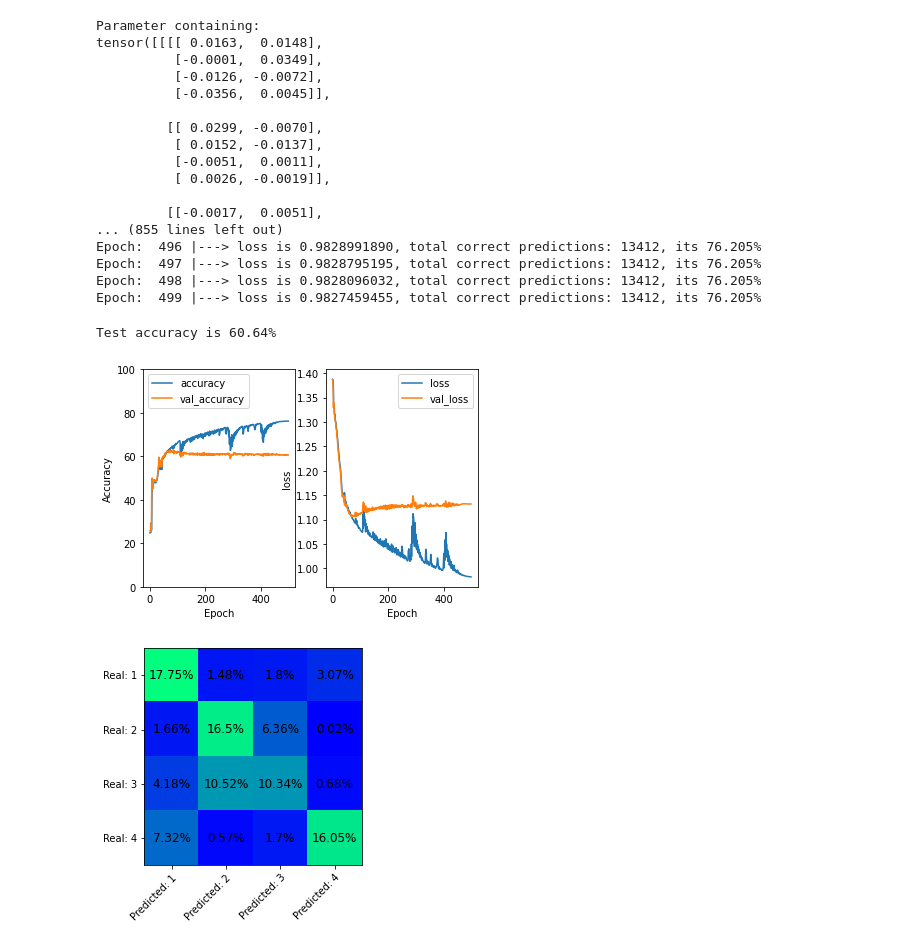
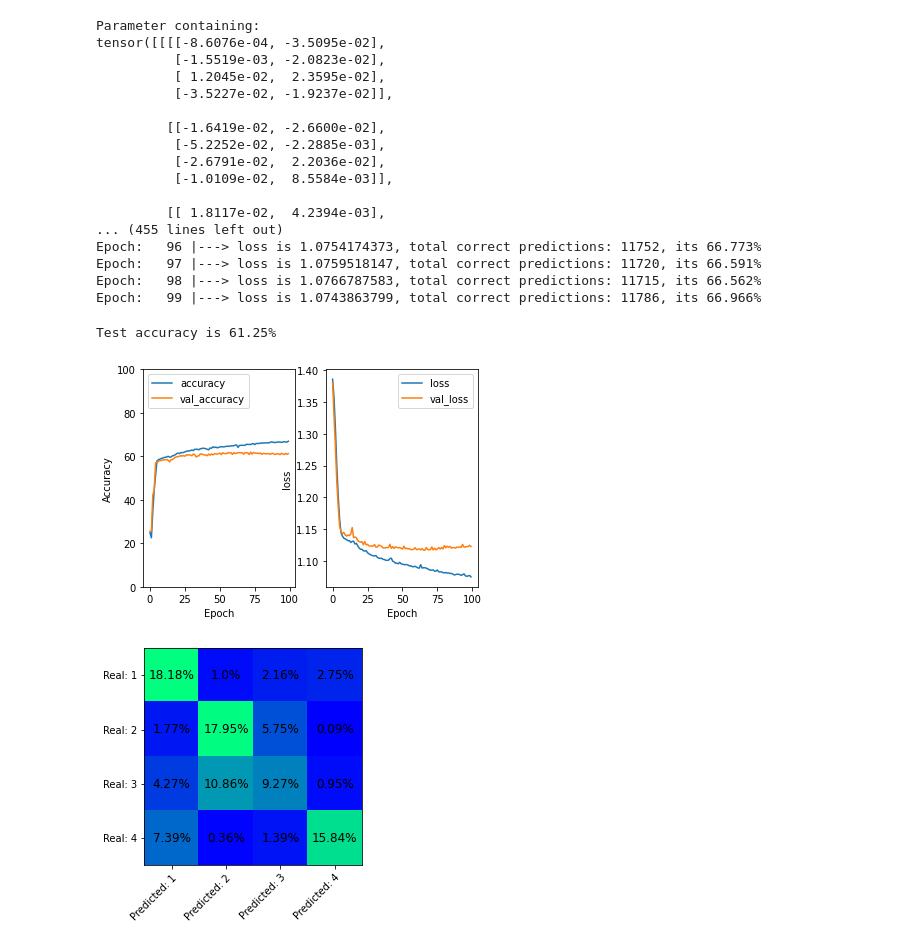
Before and after one commit to NeuTron1943/MicrochannelNN, a Jupyter notebook: Experiments.ipynb, the cells around one changed output. Drawn from its saved outputs; the diff is of its cells as text; code cells hidden in the pictures.

Commit message:
Figured out how to use batches. Added manual setting of rings width. Performed some tests with different batch sizes.

```diff
--- a/Experiments.ipynb
+++ b/Experiments.ipynb
@@ -186,7 +186,7 @@ class Network(nn.Module):
 net = Network()
 print(net.out.weight)
 optimizer = optim.Adam(net.parameters(), lr=0.01)
-number_of_epoches = 500
+number_of_epoches = 200
 loss_weights = torch.tensor([1.,1.,1.,1.])
 
 
@@ -366,8 +442,15 @@ class NetworkConv(nn.Module):
 # %%
+batch_size = 800
+
+trainDS = DatasetForConv(train_labels_c, train_features_c)
+testDS = DatasetForConv(test_labels_c, test_features_c)
+train_dataloader = torch.utils.data.DataLoader(trainDS, batch_size=batch_size, shuffle=True)
+test_dataloader = torch.utils.data.DataLoader(testDS, batch_size=len(testDS))
+
 net_c = NetworkConv()
 print(net_c.conv1.weight)
-optimizer_c = optim.Adam(net_c.parameters(), lr=0.01, weight_decay=0.0001)
-number_of_epoches_c = 500
+optimizer_c = optim.Adam(net_c.parameters(), lr=0.001, weight_decay=0.0001)
+number_of_epoches_c = 100
 # Here define weights for loss contribution of segments
 loss_weights_c = torch.tensor([1.,1.,1.,1.])
 
@@ -378,18 +461,27 @@ total_val_accuracy_c = []
 
 # Learning process
 for epoch in range(number_of_epoches_c):
-    predicted_c = net_c(train_features_c)
-    loss_c = F.cross_entropy(predicted_c, train_labels_c, loss_weights_c)
-    optimizer_c.zero_grad()
-    loss_c.backward()
-    optimizer_c.step()
+    total_correct_c = 0
+    t_loss = 0.0
+    for batch in train_dataloader:
+        batch_labels = batch['label']
+        batch_features = batch['feature']
 
-    total_correct_c = get_correct_predictions(predicted_c, train_labels_c)
+
+        predicted_c = net_c(batch_features)
+        loss_c = F.cross_entropy(predicted_c, batch_labels, loss_weights_c)
+        optimizer_c.zero_grad()
+        loss_c.backward()
+        optimizer_c.step()
+        t_loss += (loss_c.item() * batch_size / len(trainDS))
+        total_correct_c += get_correct_predictions(predicted_c, batch_labels)
+
+    # total_correct_c = get_correct_predictions(predicted_c, train_labels_c)
     print("Epoch: {:4d} |---> loss is {:4.10f}, total correct predictions: {:5d}, its {:.3f}%"
-      .format(epoch, loss_c.item(), total_correct_c, total_correct_c*100/train_features_c.shape[0]))
+      .format(epoch, t_loss, total_correct_c, total_correct_c*100/train_features_c.shape[0]))
 
     with torch.no_grad():  # record loss and accuracy info for plots
-        total_loss_c.append(loss_c.item())
+        total_loss_c.append(t_loss)
         total_accuracy_c.append(total_correct_c*100/train_features_c.shape[0])
 
         test_preds_c = net_c(test_features_c)
@@ -397,22 +489,22 @@ for epoch in range(number_of_epoches_c):
         total_val_accuracy_c.append(get_correct_predictions(test_preds_c, test_labels_c)*100/test_features_c.shape[0])
 # %% [output]
 Parameter containing:
-tensor([[[[ 0.0163,  0.0148],
-          [-0.0001,  0.0349],
-          [-0.0126, -0.0072],
-          [-0.0356,  0.0045]],
+tensor([[[[-8.6076e-04, -3.5095e-02],
+          [-1.5519e-03, -2.0823e-02],
+          [ 1.2045e-02,  2.3595e-02],
+          [-3.5227e-02, -1.9237e-02]],
 
-         [[ 0.0299, -0.0070],
-          [ 0.0152, -0.0137],
-          [-0.0051,  0.0011],
-          [ 0.0026, -0.0019]],
+         [[-1.6419e-02, -2.6600e-02],
+          [-5.2252e-02, -2.2885e-03],
+          [-2.6791e-02,  2.2036e-02],
+          [-1.0109e-02,  8.5584e-03]],
 
-         [[-0.0017,  0.0051],
-... (855 lines left out)
-Epoch:  496 |---> loss is 0.9828991890, total correct predictions: 13412, its 76.205%
-Epoch:  497 |---> loss is 0.9828795195, total correct predictions: 13412, its 76.205%
-Epoch:  498 |---> loss is 0.9828096032, total correct predictions: 13412, its 76.205%
-Epoch:  499 |---> loss is 0.9827459455, total correct predictions: 13412, its 76.205%
+         [[ 1.8117e-02,  4.2394e-03],
+... (455 lines left out)
+Epoch:   96 |---> loss is 1.0754174373, total correct predictions: 11752, its 66.773%
+Epoch:   97 |---> loss is 1.0759518147, total correct predictions: 11720, its 66.591%
+Epoch:   98 |---> loss is 1.0766787583, total correct predictions: 11715, its 66.562%
+Epoch:   99 |---> loss is 1.0743863799, total correct predictions: 11786, its 66.966%
 # %%
 # Graphs and evaluation
 with torch.no_grad():
@@ -434,39 +526,43 @@ with torch.no_grad():
 
     test_predictions_c = net_c(test_features_c)
     test_correct_predictions_c = get_correct_predictions(test_predictions_c, test_labels_c)
-    print("Test accuracy is {:2.2f}%" .format(test_correct_predictions_c * 100 /test_features_c.shape[0]))
+    test_accuracy = test_correct_predictions_c * 100 /test_features_c.shape[0]
+    print("Test accuracy is {:2.2f}%" .format(test_accuracy))
+
+    with open('batch_analysis.txt', 'a') as batch_results:
+        batch_results.write('| {:7d}     | {:7.2f}  |\n'.format(batch_size, test_accuracy))
 
     # Creating of confusion matrix
     stacked_c = torch.stack((test_labels_c, test_predictions_c.argmax(dim=1)), dim=1)
     confusion_matrix_c = torch.zeros((number_of_groups,number_of_groups), dtype=torch.int32)
     # horizontal axis - predicted, vertical - true
     for row in stacked_c:
         confusion_matrix_c[row[0].item()][row[1].item()] += 1     # row is target, column - predicted
 
     # print(confusion_matrix)
     # print(400 - torch.count_nonzero(test_labels_tensor).item())
 
     fig, ax = plt.subplots()
     im = ax.imshow(confusion_matrix_c, cmap='winter')
 
     ax.set_xticks(np.arange(confusion_matrix_c.shape[0]))
     ax.set_yticks(np.arange(confusion_matrix_c.shape[1]))
     x_labels = []
     y_labels = []
     for i in range(confusion_matrix_c.shape[0]):
         x_labels.append('Predicted: '+ str(i + 1))
         y_labels.append('Real: ' + str(i + 1))
     ax.set_xticklabels(x_labels)
     ax.set_yticklabels(y_labels)
     plt.setp(ax.get_xticklabels(), rotation=45, ha="right", rotation_mode="anchor")
 
     for i in range(confusion_matrix_c.shape[0]):
         for j in range(confusion_matrix_c.shape[1]):
             text = ax.text(j, i, str(round(confusion_matrix_c[i][j].item()*100/test_features_c.shape[0],2)) + '%', ha="center", va="center", size=12)
 # %% [output]
-Test accuracy is 60.64%
+Test accuracy is 61.25%
-[figure, old version]
+[figure, new version]
-[figure, old version]
+[figure, new version]
 # %%
 # p1 = net_c.lin1.weight.clone().detach()
 p1 = net.lin1.weight.clone().detach()
```
Also changed, not shown: parts of 9 cells of this notebook, 1 other file.
